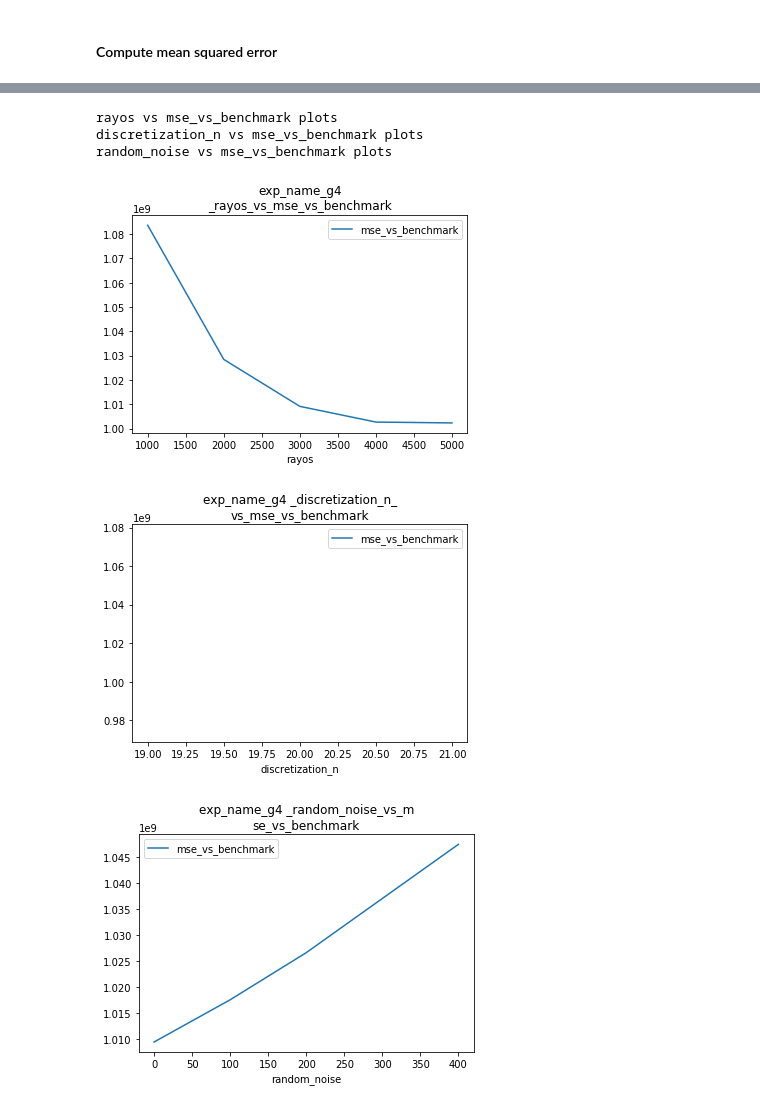
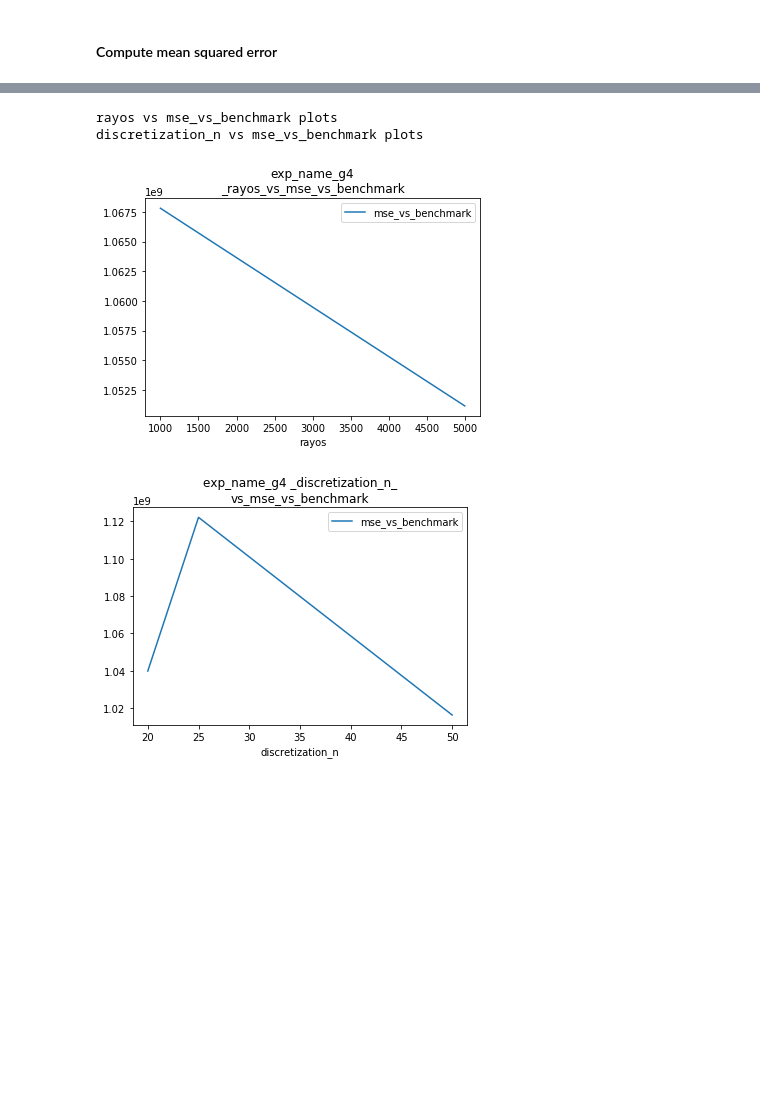
Before and after one commit to CatOfTheCannals/image-reconstruction, a Jupyter notebook: notebooks/exp_varias_geos.ipynb, the cells around one changed output, grey strips where cells are left out. Saved outputs shown, nothing was run; the diff lists cells and outputs as text; code cells hidden in the pictures; blank space fills up the shorter version.

```diff
--- a/notebooks/exp_varias_geos.ipynb
+++ b/notebooks/exp_varias_geos.ipynb
@@ -156,7 +156,7 @@ class ExpRunner():
 #### Run exp
 # %%
 input_image_path = "../imgs_TC/tomo.pgm"
-divisors_of_100 = [20]
+divisors_of_100 = [20, 25, 50]
 import pandas as pd
 output = []
 for div in divisors_of_100:
@@ -164,12 +164,13 @@ for div in divisors_of_100:
     # exp_names.extend([['-g14b '+focos+' -g14a'] for focos in ['50']])
     for exp in exp_names:
         for random in [0]: # [0, 100, 200, 400]:
-            for amount_of_rays in [3000]: # [1000,2000,3000,4000,5000]:
+            for amount_of_rays in [1000, 5000]: # [1000,2000,3000,4000,5000]:
                 e = ExpRunner(input_image_path, div, amount_of_rays, random, exp)
                 output.append(e.run_exp())
                 # e.print_run_logs()
 
 outputs_df = pd.DataFrame(output)
 outputs_df.head()
+outputs_df.to_csv('resultados_g4_20_25_50__1000_5000')
 # %% [output]
 Run command:
@@ -293,14 +316,13 @@ random_noise vs mse_vs_benchmark plots
 # %%
 plot_param_vs_mse_per_exp(outputs_df, 'rayos')
+pyplot.savefig('g4_rayos_mse_benchmark.png')
 plot_param_vs_mse_per_exp(outputs_df, 'discretization_n')
-plot_param_vs_mse_per_exp(outputs_df, 'random_noise')
+pyplot.savefig('discretization_n_mse_benchmark.png')
 # %% [output]
 rayos vs mse_vs_benchmark plots
 discretization_n vs mse_vs_benchmark plots
-random_noise vs mse_vs_benchmark plots
-[figure, old version]
+[figure, new version]
-[figure, old version]
+[figure, new version]
-[figure, removed]
 # %%
 import matplotlib.pyplot as plt
 pd.options.mode.chained_assignment = None
```
Also changed, not shown: parts of 9 cells of this notebook.
